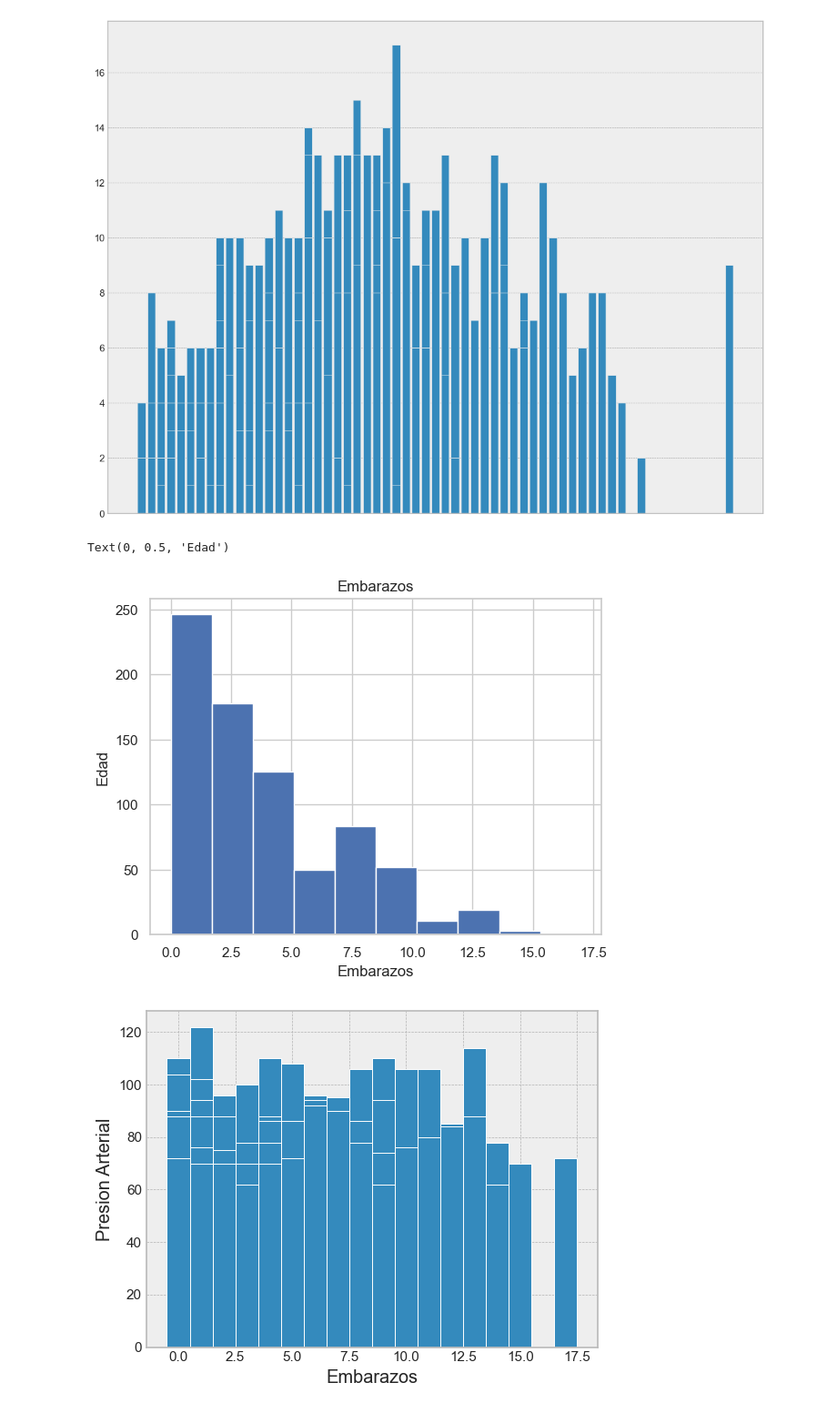
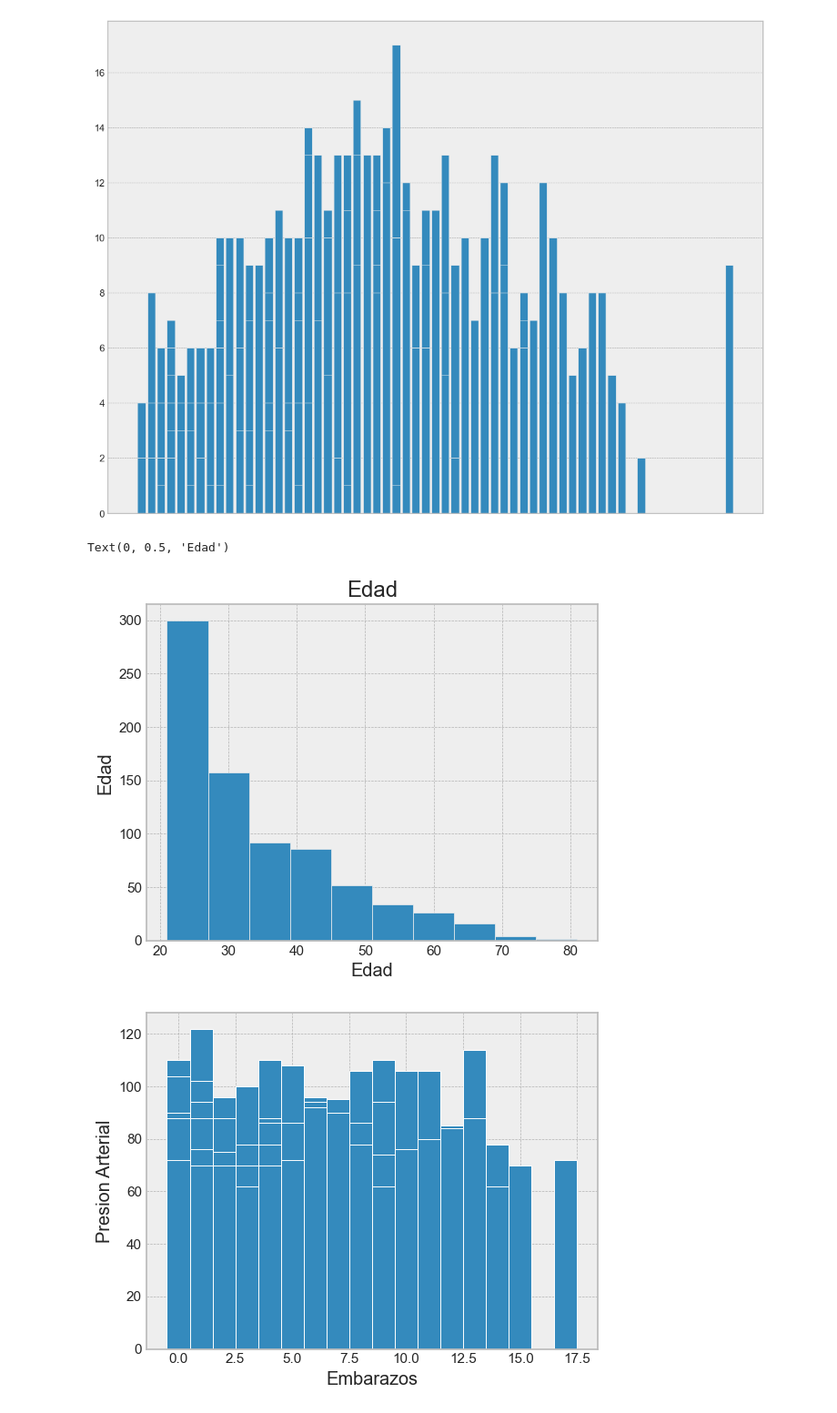
Before and after one commit to Ariana1998/AnalisisExploratorio_ArianaEspinoza, a Jupyter notebook: Diabetes.ipynb, the cells around one changed output. Shown at 91% size. Cells and saved outputs as stored; diff of their text form; code cells hidden in the pictures.

```diff
--- a/Diabetes.ipynb
+++ b/Diabetes.ipynb
@@ -69,13 +70,13 @@ Myaxes.bar(Embarazos,Edad)
 # %%
 
 
-plt.hist(df['Pregnancies'])
-plt.title('Embarazos')
-plt.xlabel('Embarazos')
+plt.hist(df['Age'])
+plt.title('Edad')
+plt.xlabel('Edad')
 plt.ylabel('Edad')
 # %% [output]
 Text(0, 0.5, 'Edad')
-[figure, old version]
+[figure, new version]
 # %%
 # Aqui se ejemplifica el numero de embarazos con relacion al estado de la presion arterial
 # make data:
```
Also changed, not shown: parts of 1 cell of this notebook.
